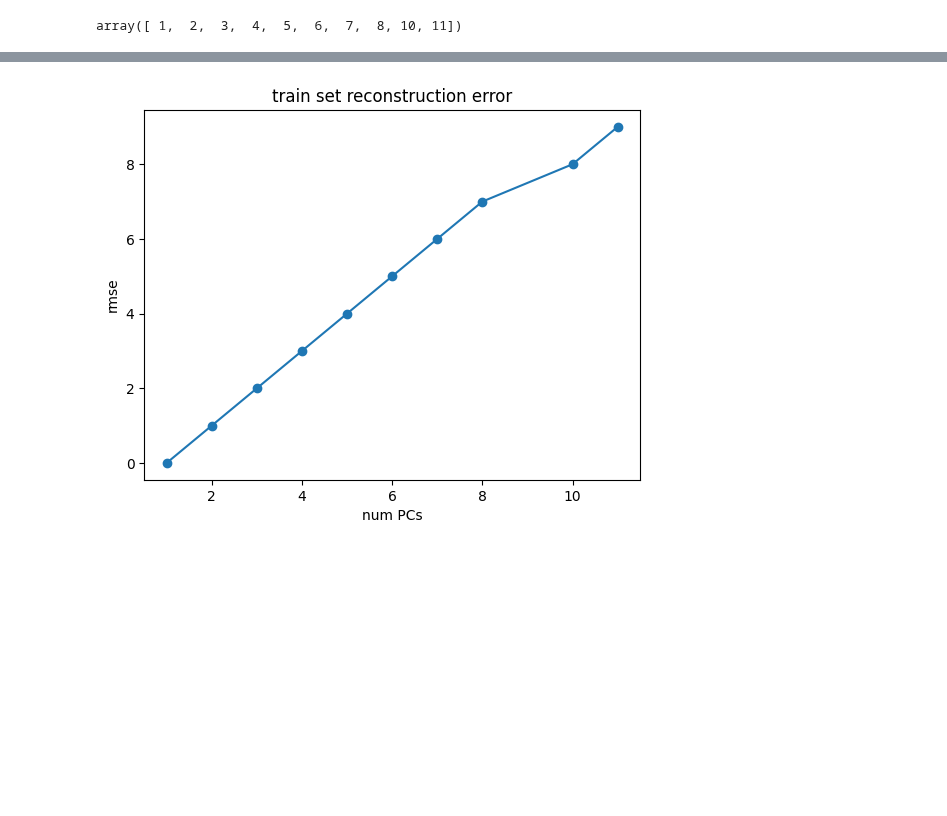
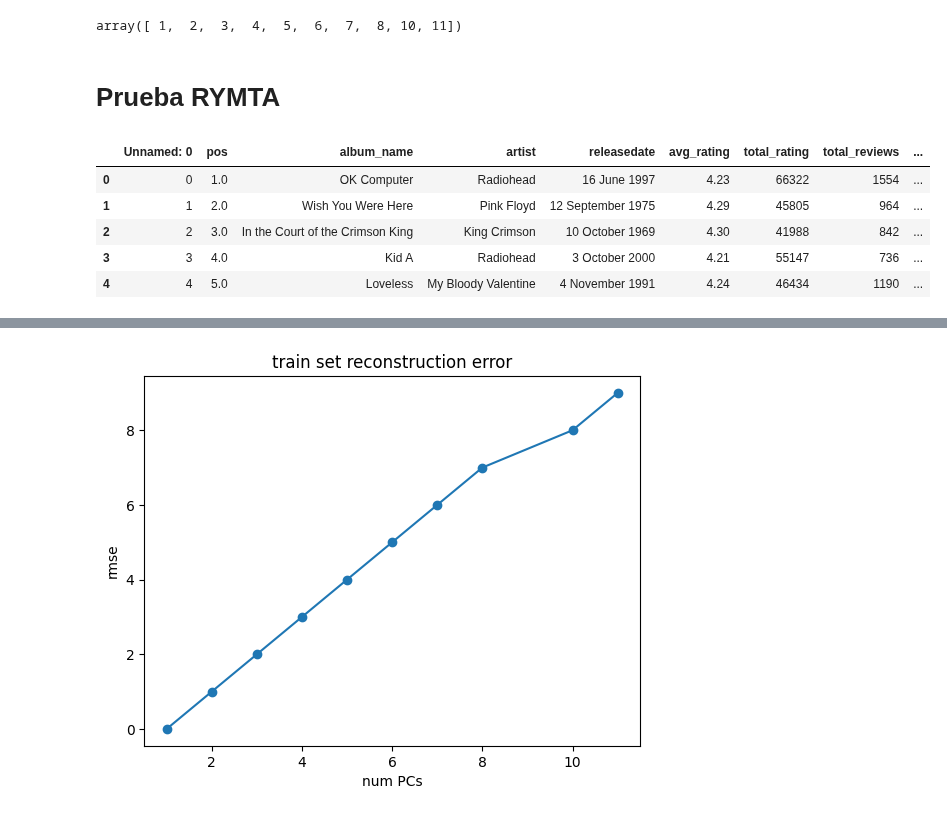
Before and after one commit to enekobarod/Suggestify, a Jupyter notebook: Suggestify/obsoletos/Suggestify.ipynb, the cells around one changed output, grey strips where cells are left out. Cells and saved outputs as stored; diff of their text form; code cells hidden in the pictures; blank space fills up the shorter version.

```diff
--- a/Suggestify/obsoletos/Suggestify.ipynb
+++ b/Suggestify/obsoletos/Suggestify.ipynb
@@ -129,3 +136,17 @@ Ks
 # %% [output]
 Rank of X_train: 15
 array([ 1,  2,  3,  4,  5,  6,  7,  8, 10, 11])
+# %% [markdown]
+# Prueba RYMTA
+# %%
+ratings_file = project_path + '/top_albums.csv'
+
+df_ratings = pd.read_csv(ratings_file, delimiter=",", na_values="NaN")
+df_ratings.head()
+# %% [output]
+|  | Unnamed: 0 | pos | album_name | artist | releasedate | avg_rating | total_rating | total_reviews | ... |
+| 0 | 0 | 1.0 | OK Computer | Radiohead | 16 June 1997 | 4.23 | 66322 | 1554 | ... |
+| 1 | 1 | 2.0 | Wish You Were Here | Pink Floyd | 12 September 1975 | 4.29 | 45805 | 964 | ... |
+| 2 | 2 | 3.0 | In the Court of the Crimson King | King Crimson | 10 October 1969 | 4.30 | 41988 | 842 | ... |
+| 3 | 3 | 4.0 | Kid A | Radiohead | 3 October 2000 | 4.21 | 55147 | 736 | ... |
+| 4 | 4 | 5.0 | Loveless | My Bloody Valentine | 4 November 1991 | 4.24 | 46434 | 1190 | ... |
```
Also changed, not shown: parts of 5 cells of this notebook, 3 other files.
